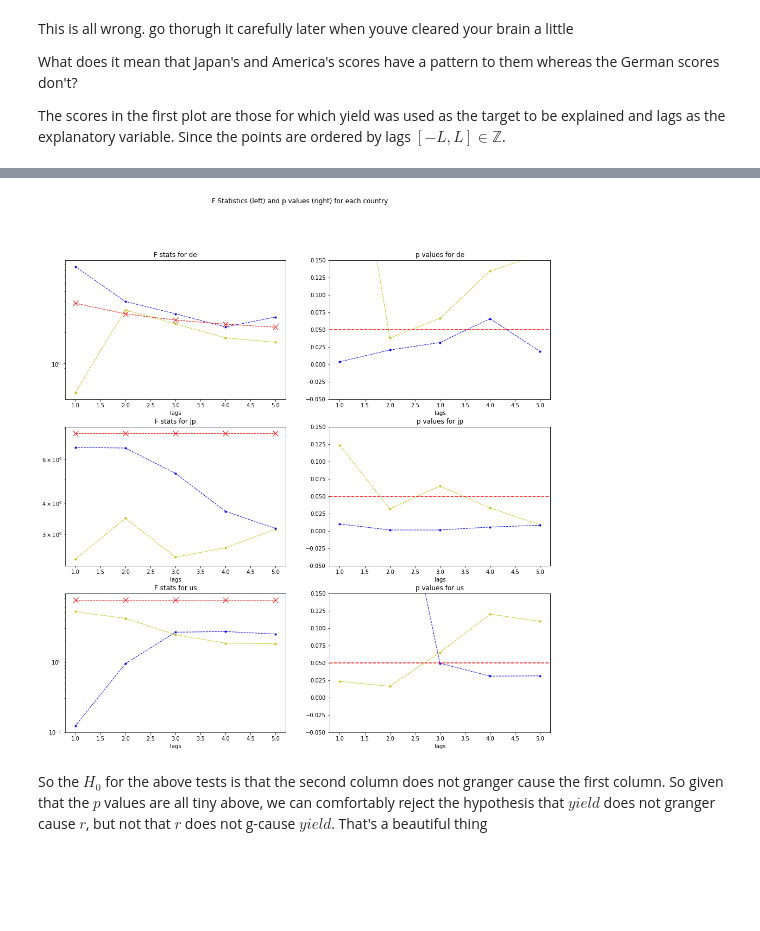
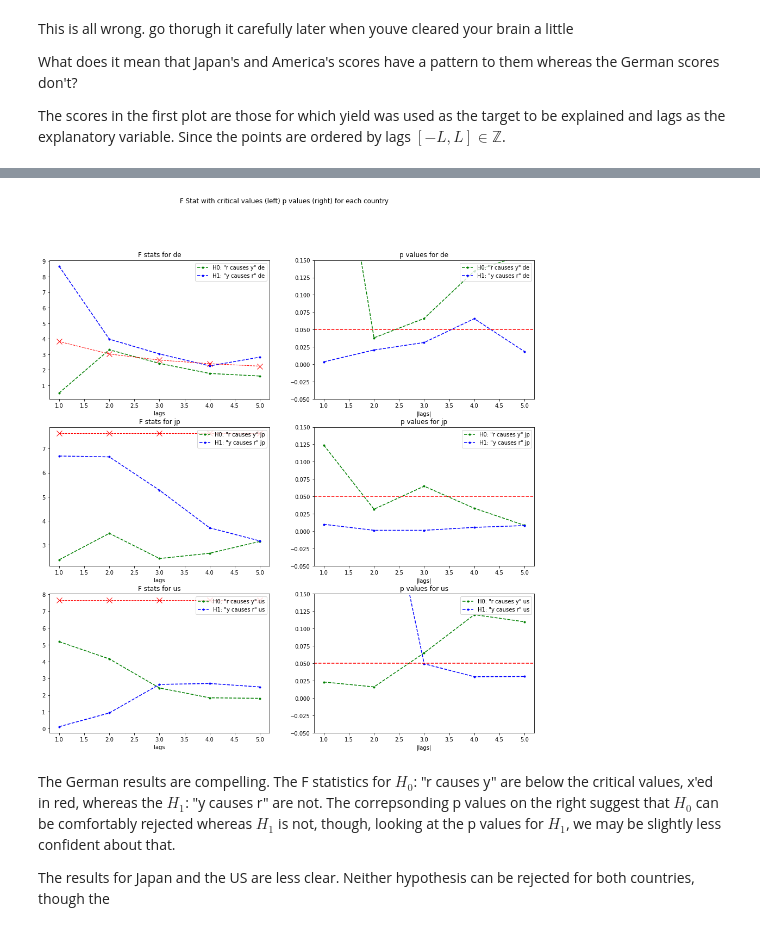
Before and after one commit to jthk1618/Causality, a Jupyter notebook: gdp_and_interest_rates.ipynb, the cells around one changed output, grey strips where cells are left out. Saved outputs shown, nothing was run; the diff lists cells and outputs as text; code cells hidden in the pictures; blank space fills up the shorter version.

```diff
--- a/gdp_and_interest_rates.ipynb
+++ b/gdp_and_interest_rates.ipynb
@@ -181,0 +112,12 @@ Due to sourcing downloadable data being really annoying and difficult, some of t
+# %%
+def get_data(src="", key="", units="", series_id="", c=""):
+    """
+    Pull data from either source
+    """
+    url = src.format(sid=series_id, key=key, units=units, c=c)
+    url = url.format(c=c)
+    get = re.get(url)
+
+    if get.status_code != 200:
+        return get.status_code
+    return get.json()
@@ -357,8 +421,9 @@ _, ax = plt.subplots(3, 2, figsize=(16, 8))
 _.tight_layout(h_pad=2)
 
 for i, c in enumerate(countries):
-    plot_acf(df["{}_y".format(c)].dropna(), ax=ax[i, 0])
-    plot_pacf(df["{}_y".format(c)].dropna(), ax=ax[i, 1])
+    c = c.lower()
+    plot_acf(df["{}_r".format(c)].dropna(), ax=ax[i, 0], c='orange', markersize=7)
+    plot_pacf(df["{}_r".format(c)].dropna(), ax=ax[i, 1], c='orange', markersize=7)
     ax[i, 0].set(title="ACF {}".format(c))
     ax[i, 1].set(title="PACF {}".format(c))
 # %% [output]
@@ -376,8 +451,9 @@ _, ax = plt.subplots(3, 2, figsize=(16, 8))
 _.tight_layout(h_pad=2)
 
 for i, c in enumerate(countries):
-    plot_acf(df["{}_r".format(c)].dropna(), ax=ax[i, 0])
-    plot_pacf(df["{}_r".format(c)].dropna(), ax=ax[i, 1])
+    c = c.lower()
+    plot_acf(df["{}_g".format(c)].dropna(), ax=ax[i, 0])
+    plot_pacf(df["{}_g".format(c)].dropna(), ax=ax[i, 1])
     ax[i, 0].set(title="ACF {}".format(c))
     ax[i, 1].set(title="PACF {}".format(c))
 # %% [output]
@@ -460,7 +501,7 @@ def sig_x(df1, df2, significance):
 # --- Plot the Statistics
 
 _, ax = plt.subplots(3, 2, figsize=(16, 16))
-_.suptitle("F Statistics (left) and p values (right) for each country")
+_.suptitle("F Stat with critical values (left) p values (right) for each country")
 
 significance = 0.05
 
@@ -471,40 +512,42 @@ for i, c in enumerate(countries):
     # --- F test statistic
     h0_ftest = [tests["h0"][l][0]["params_ftest"][0] for l in lags]
     h1_ftest = [tests["h1"][l][0]["params_ftest"][0] for l in lags]
 
     # --- P val of F stat
     h0_pvals = [tests["h0"][l][0]["params_ftest"][1] for l in lags]
     h1_pvals = [tests["h1"][l][0]["params_ftest"][1] for l in lags]
 
     # --- DoFs
     h0_dofs = [tests["h0"][l][0]["params_ftest"][2:] for l in lags]
     h0_crit = [sig_x(dof[1], dof[0], significance).x for dof in h0_dofs]
     h1_dofs = [tests["h1"][l][0]["params_ftest"][2:] for l in lags]
     h1_crit = [sig_x(dof[1], dof[0], significance).x for dof in h1_dofs]
 
-    ax[i, 0].plot(lags, h0_ftest, '.--', lw=1, c="y", label="H0 {}".format(c))
-    ax[i, 0].plot(lags, h1_ftest, '.--', lw=1, c="b", label="H1 {}".format(c))
+    ax[i, 0].plot(lags, h0_ftest, '.--', lw=1.5, c="g", label='H0: "r causes y" {}'.format(c))
+    ax[i, 0].plot(lags, h1_ftest, '.--', lw=1.5, c="b", label='H1: "y causes r" {}'.format(c))
 
-    ax[i, 1].plot(lags, h0_pvals, '.--', lw=1, c="y", label="H0 {}".format(c))
-    ax[i, 1].plot(lags, h1_pvals, '.--', lw=1, c="b", label="H1 {}".format(c))
+    ax[i, 1].plot(lags, h0_pvals, '.--', lw=1.5, c="g", label='H0: "r causes y" {}'.format(c))
+    ax[i, 1].plot(lags, h1_pvals, '.--', lw=1.5, c="b", label='H1: "y causes r" {}'.format(c))
 
     # --- Significant Values
     ax[i, 0].plot(lags, h0_crit, "x--", lw=1, ms=10, c="r")
     ax[i, 1].axhline(y=significance, color="r", linestyle="--")
 
     ax[i, 0].set(
         title="F stats for {}".format(c),
         xlabel="lags",
     )
+    ax[i, 0].legend(loc="upper right")
+    ax[i, 1].legend(loc="upper right")
 
     ax[i, 1].set(
         title="p values for {}".format(c),
         ylim=(-0.05, 0.15),
-        xlabel="lags",
+        xlabel="|lags|",
     )
-
-    ax[i, 0].set_yscale("log")
 # %% [output]
-[figure, old version]
+[figure, new version]
-# %% [markdown]
-So the $H_0$ for the above tests is that the second column does not granger cause the first column. So given that the $p$ values are all tiny above, we can comfortably reject the hypothesis that $yield$ does not granger cause $r$, but not that $r$ does not g-cause $yield$. That's a beautiful thing
+# %% [markdown]
+The German results are compelling. The F statistics for $H_0$: "r causes y" are below the critical values, x'ed in red, whereas the $H_1$: "y causes r" are not. The correpsonding p values on the right suggest that $H_0$ can be comfortably rejected whereas $H_1$ is not, though, looking at the p values for $H_1$, we may be slightly less confident about that.
+
+The results for Japan and the US are less clear. Neither hypothesis can be rejected for both countries, though the
```
Also changed, not shown: parts of 30 cells of this notebook.
